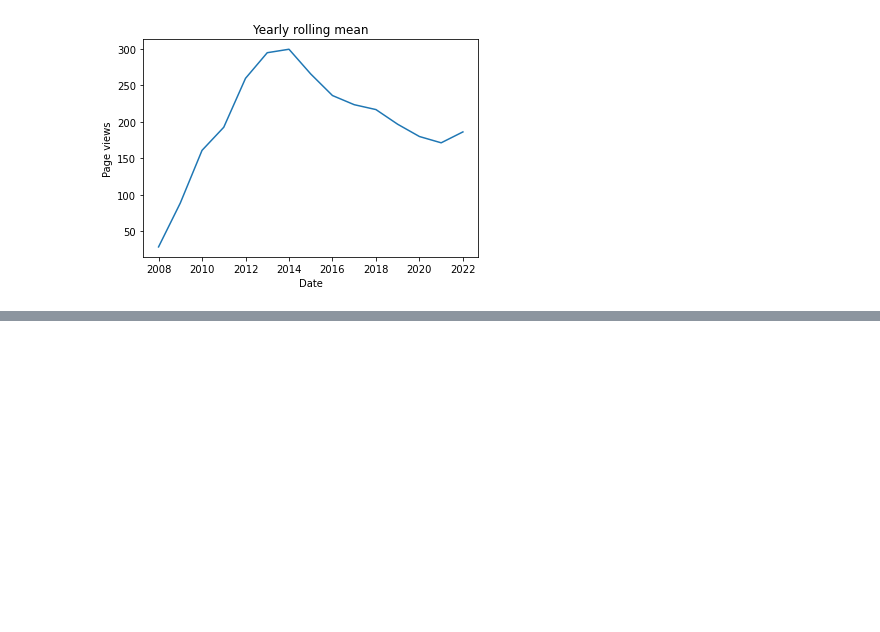
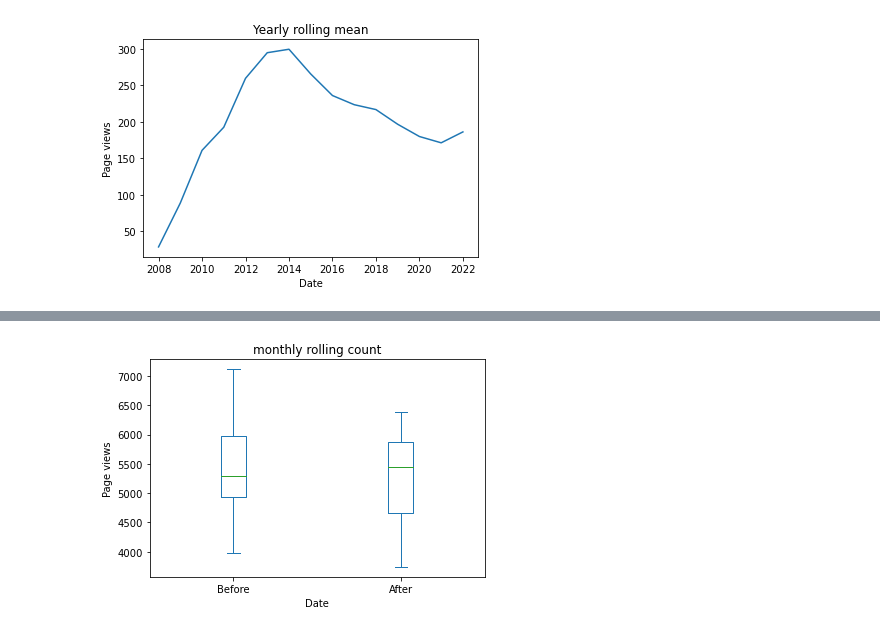
Before and after one commit to JohnMadrid/EC_env_images, a Jupyter notebook: page_visits_analysis.ipynb, the cells around one changed output, grey strips where cells are left out. Drawn from its saved outputs; the diff is of its cells as text; code cells hidden in the pictures; blank space fills up the shorter version.

```diff
--- a/page_visits_analysis.ipynb
+++ b/page_visits_analysis.ipynb
@@ -45,0 +63,12 @@ plt.show()
+# %%
+views_during_project_mean = views_during_project['Embodied cognition[en]'].groupby(views_during_project_month).sum()
+views_before_project_mean = views_before_project['Embodied cognition[en]'].groupby(views_before_project_month).sum()
+views_cogsci_project_mean = views_during_project['Cognitive science[en]'].groupby(views_during_project_month).sum()
+
+mean_view = pd.DataFrame()
+
+mean_view['Before'] = pd.DataFrame(views_before_project_mean)
+mean_view['After'] = pd.DataFrame(views_during_project_mean)
+# mean_view['CogSci'] = pd.DataFrame(views_cogsci_project_mean)
+# mean_view
+mean_view.describe()
@@ -46 +85,13 @@ plt.show()
+# %%
+# fig, ax  = plt.subplots()
+
+ax = mean_view.plot(kind='box')
+# ax = mean_view.plot()
+ax.set_xlabel("Date")
+ax.set_ylabel("Page views")
+ax.set_title("monthly rolling count")
+
+plt.show()
+# %% [output]
+[figure, added]
 # %%
```
Also changed, not shown: parts of 4 cells of this notebook.
